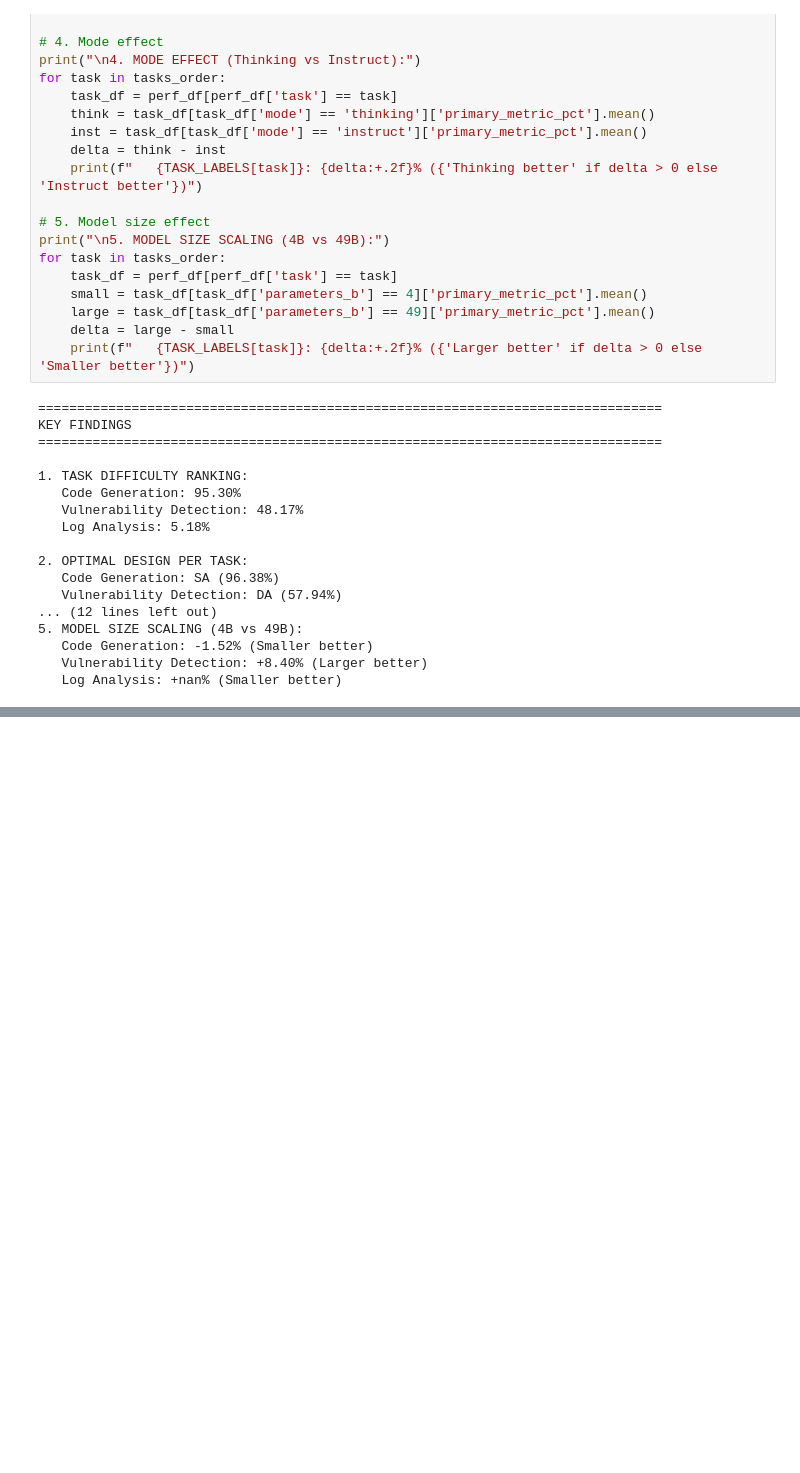
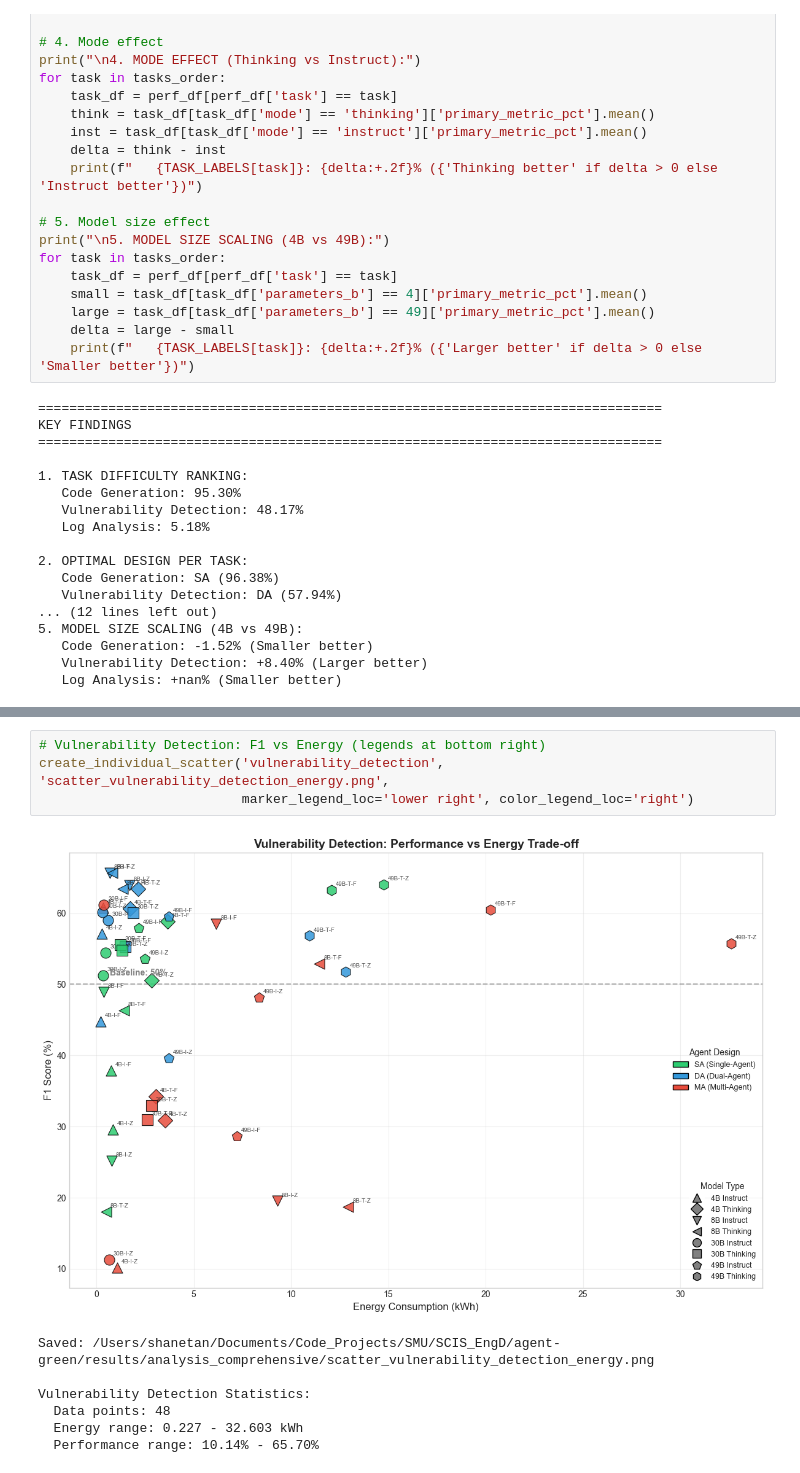
Before and after one commit to unused1/agent-green, a Jupyter notebook: notebooks/comprehensive_performance_analysis.ipynb, the cells around one changed output, grey strips where cells are left out. Cells and saved outputs as stored; diff of their text form; blank space fills up the shorter version.

```diff
--- a/notebooks/comprehensive_performance_analysis.ipynb
+++ b/notebooks/comprehensive_performance_analysis.ipynb
@@ -719,0 +1013,12 @@ KEY FINDINGS
+# %%
+# Vulnerability Detection: F1 vs Energy (legends at bottom right)
+create_individual_scatter('vulnerability_detection', 'scatter_vulnerability_detection_energy.png',
+                          marker_legend_loc='lower right', color_legend_loc='right')
+# %% [output]
+[figure, added]
+Saved: /Users/shanetan/Documents/Code_Projects/SMU/SCIS_EngD/agent-green/results/analysis_comprehensive/scatter_vulnerability_detection_energy.png
+
+Vulnerability Detection Statistics:
+  Data points: 48
+  Energy range: 0.227 - 32.603 kWh
+  Performance range: 10.14% - 65.70%
```
Also changed, not shown: parts of 10 cells of this notebook, 35 other files.
